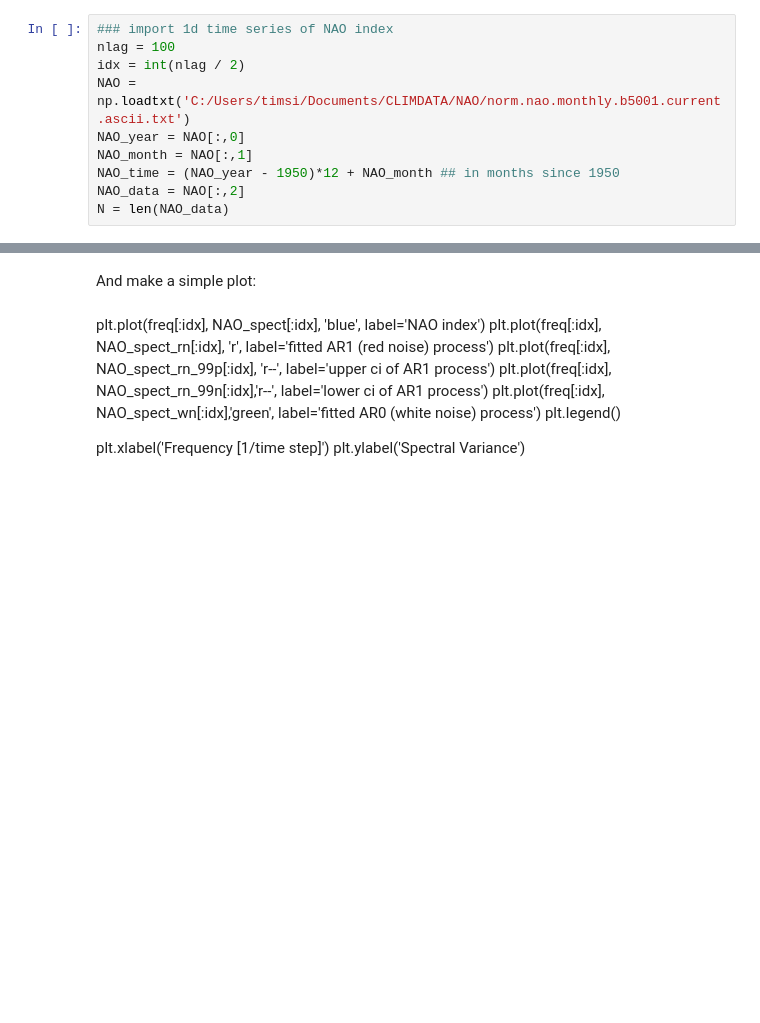
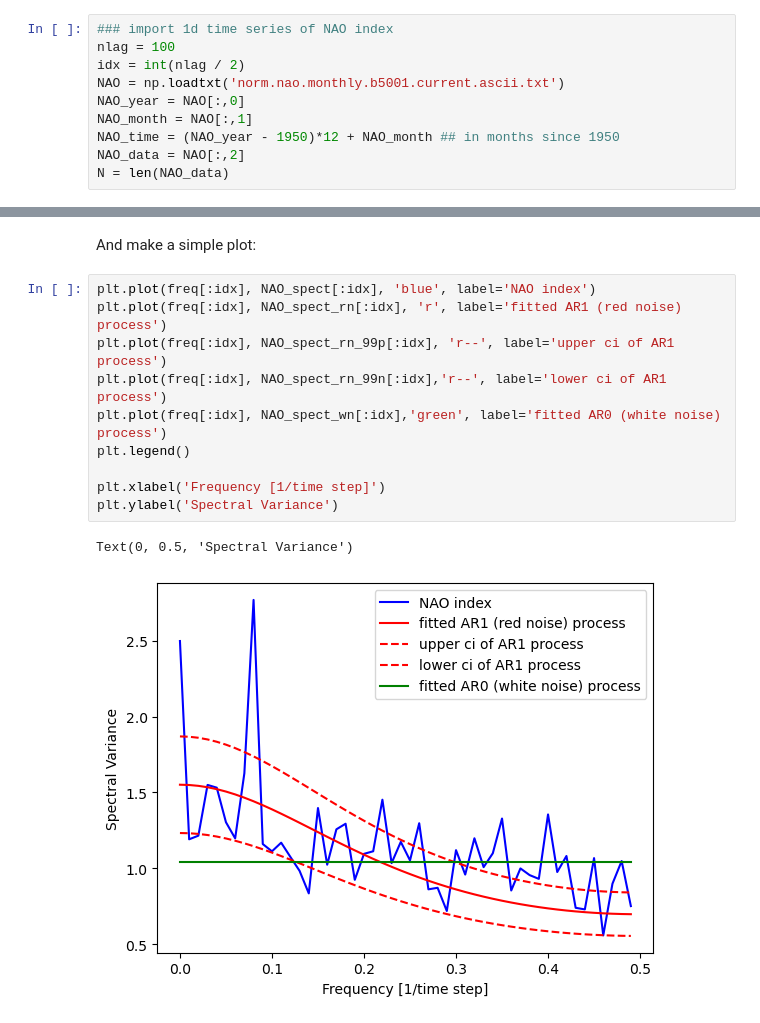
Before and after one commit to TimSieker/FourierAnalysis, a Jupyter notebook: example.ipynb, the cells around one changed output, grey strips where cells are left out. Drawn from its saved outputs; the diff is of its cells as text; blank space fills up the shorter version.

```diff
--- a/example.ipynb
+++ b/example.ipynb
@@ -8,7 +8,7 @@ from climvar import *
 ### import 1d time series of NAO index
 nlag = 100
 idx = int(nlag / 2)
-NAO = np.loadtxt('C:/Users/timsi/Documents/CLIMDATA/NAO/norm.nao.monthly.b5001.current.ascii.txt')
+NAO = np.loadtxt('norm.nao.monthly.b5001.current.ascii.txt')
 NAO_year = NAO[:,0]
 NAO_month = NAO[:,1]
 NAO_time = (NAO_year - 1950)*12 + NAO_month ## in months since 1950
@@ -31,13 +31,16 @@ _,NAO_spect_wn = white_noise(NAO_data)
 NAO_spect_rn_99n, NAO_spect_rn_99p = noise_ci(NAO_spect_rn, q=0.05)
 # %% [markdown]
 And make a simple plot:
-# %% [markdown]
-plt.plot(freq[:idx], NAO_spect[:idx], 'blue', label='NAO index')
-plt.plot(freq[:idx], NAO_spect_rn[:idx], 'r', label='fitted AR1 (red noise) process')
-plt.plot(freq[:idx], NAO_spect_rn_99p[:idx], 'r--', label='upper ci of AR1 process')
-plt.plot(freq[:idx], NAO_spect_rn_99n[:idx],'r--', label='lower ci of AR1 process')
-plt.plot(freq[:idx], NAO_spect_wn[:idx],'green', label='fitted AR0 (white noise) process')
-plt.legend()
-
-plt.xlabel('Frequency [1/time step]')
-plt.ylabel('Spectral Variance')
+# %%
+plt.plot(freq[:idx], NAO_spect[:idx], 'blue', label='NAO index')
+plt.plot(freq[:idx], NAO_spect_rn[:idx], 'r', label='fitted AR1 (red noise) process')
+plt.plot(freq[:idx], NAO_spect_rn_99p[:idx], 'r--', label='upper ci of AR1 process')
+plt.plot(freq[:idx], NAO_spect_rn_99n[:idx],'r--', label='lower ci of AR1 process')
+plt.plot(freq[:idx], NAO_spect_wn[:idx],'green', label='fitted AR0 (white noise) process')
+plt.legend()
+
+plt.xlabel('Frequency [1/time step]')
+plt.ylabel('Spectral Variance')
+# %% [output]
+Text(0, 0.5, 'Spectral Variance')
+[figure, added]
```
Also changed, not shown: parts of 1 cell of this notebook, 2 other files.
